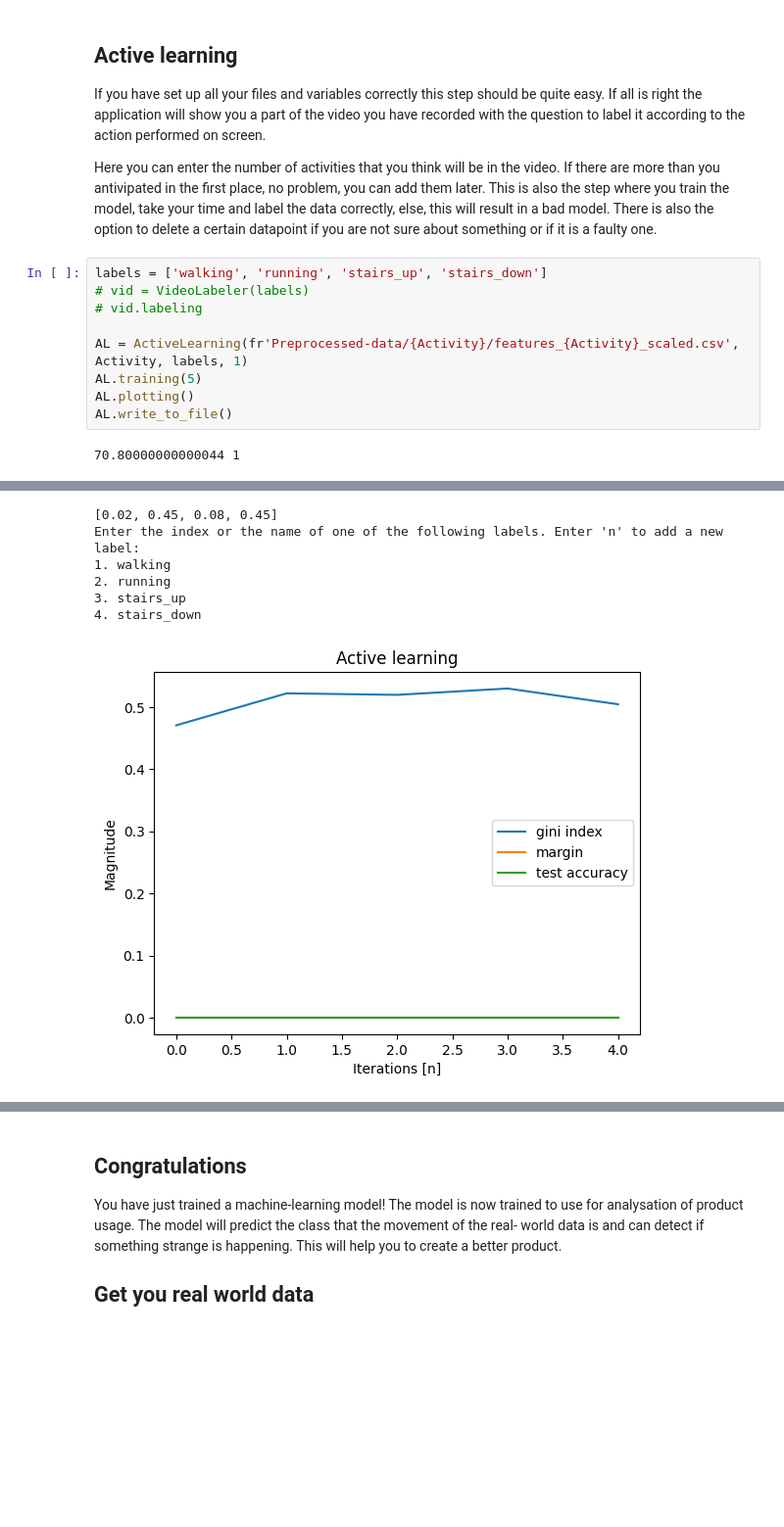
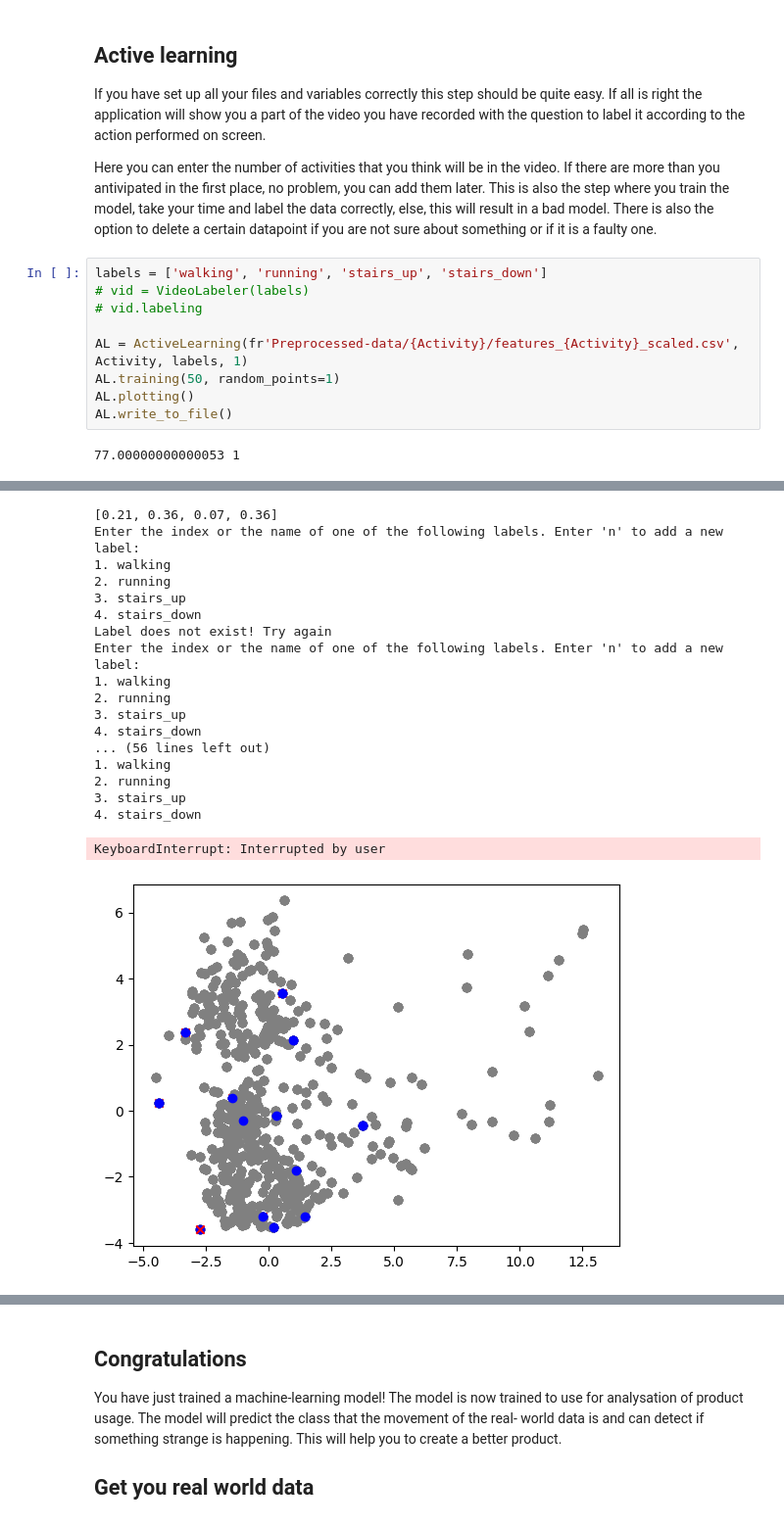
Before and after one commit to iantmn/Capstone-AI-IoT, a Jupyter notebook: Notebook.ipynb, the cells around one changed output, grey strips where cells are left out. Shown at 98% size. Saved outputs shown, nothing was run; the diff lists cells and outputs as text; blank space fills up the shorter version.

```diff
--- a/Notebook.ipynb
+++ b/Notebook.ipynb
@@ -109,20 +109,32 @@ This is also the step where you train the model, take your time and label the da
 # %%
 labels = ['walking', 'running', 'stairs_up', 'stairs_down']
 # vid = VideoLabeler(labels)
 # vid.labeling
 
 AL = ActiveLearning(fr'Preprocessed-data/{Activity}/features_{Activity}_scaled.csv', Activity, labels, 1)
-AL.training(5)
+AL.training(50, random_points=1)
 AL.plotting()
 AL.write_to_file()
 # %% [output]
-70.80000000000044 1
+77.00000000000053 1
 [interactive output not drawn]
-[0.02, 0.45, 0.08, 0.45]
+[0.21, 0.36, 0.07, 0.36]
 Enter the index or the name of one of the following labels. Enter 'n' to add a new label:
 1. walking
 2. running
 3. stairs_up
 4. stairs_down
+Label does not exist! Try again
+Enter the index or the name of one of the following labels. Enter 'n' to add a new label:
+1. walking
+2. running
+3. stairs_up
+4. stairs_down
+... (56 lines left out)
+1. walking
+2. running
+3. stairs_up
+4. stairs_down
+KeyboardInterrupt: Interrupted by user
-[figure, old version]
+[figure, new version]
 # %%
```
Also changed, not shown: parts of 1 cell of this notebook, 6 other files.
